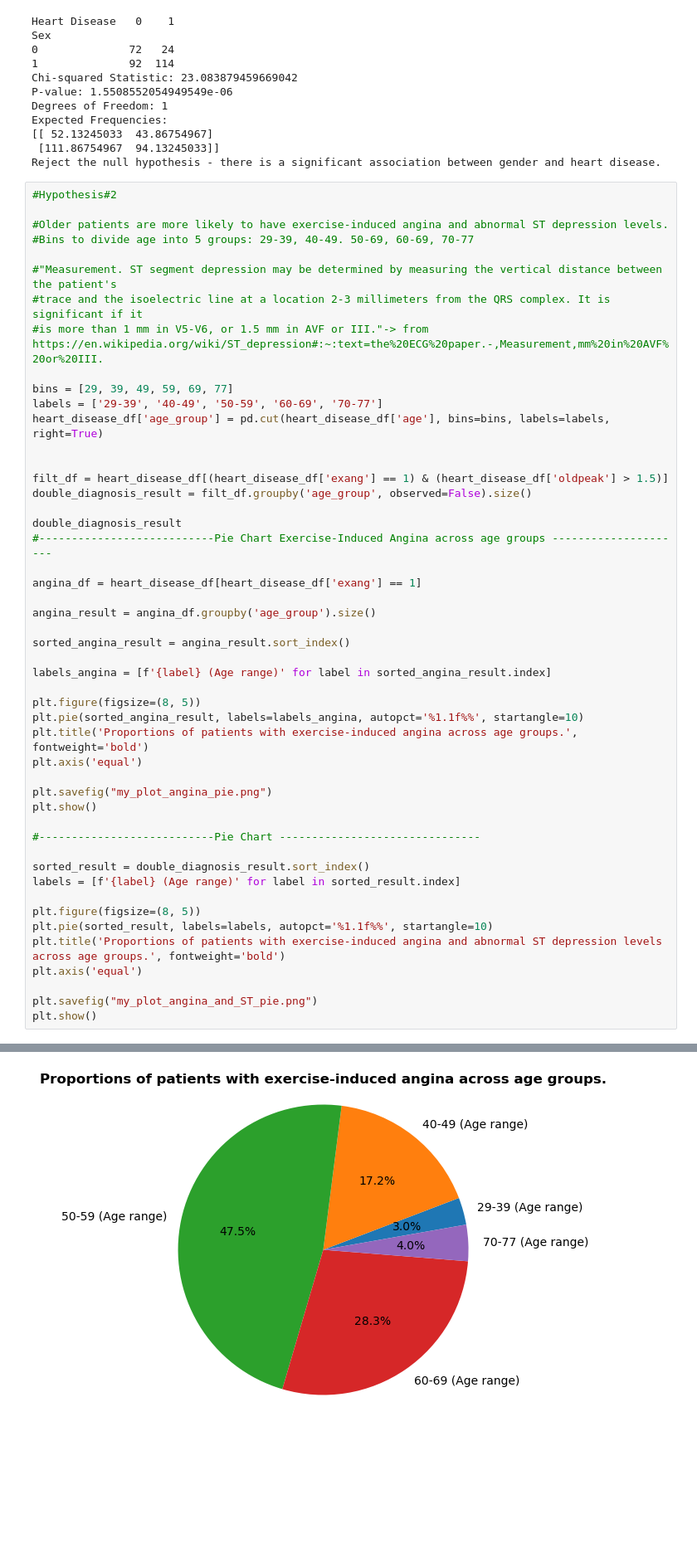
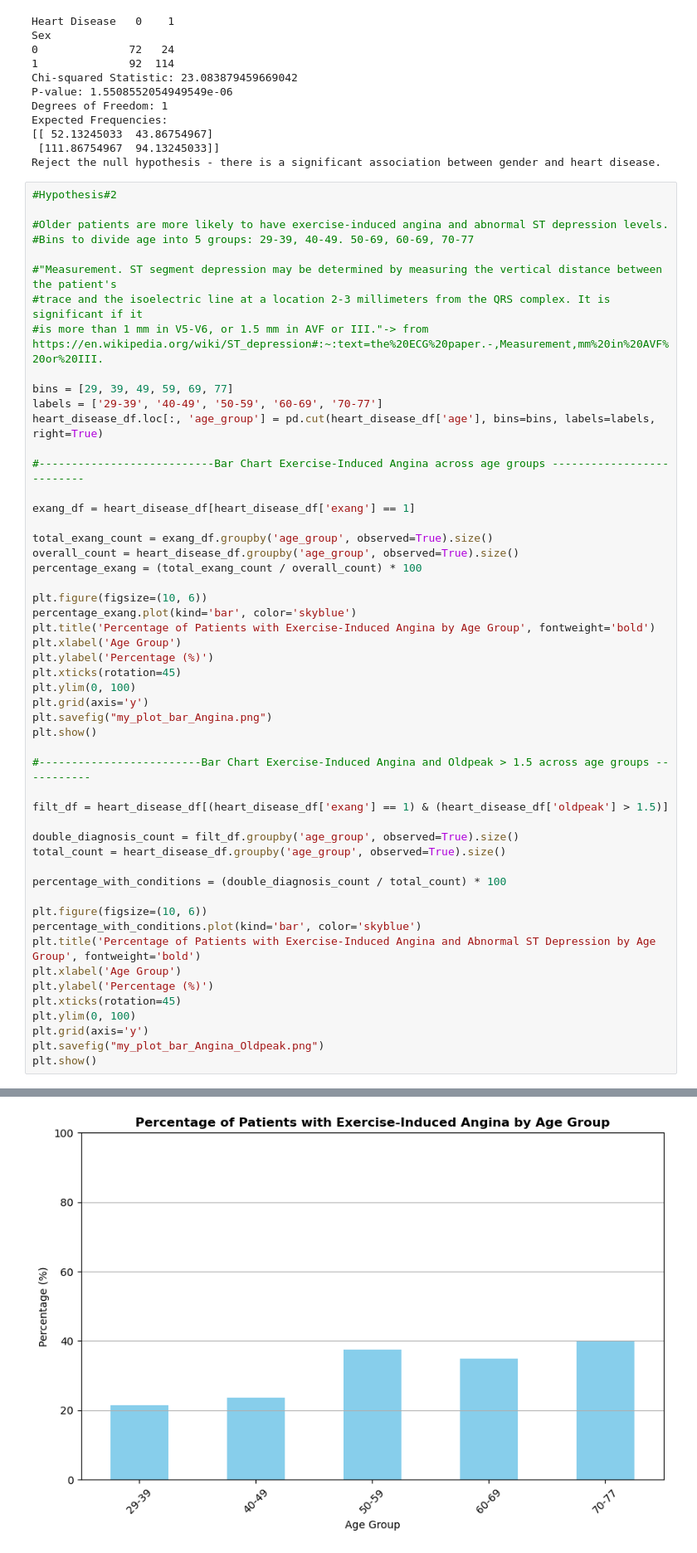
Before and after one commit to dallen91801/Heart-Disease-Analysis, a Jupyter notebook: Final_notebook.ipynb, the cells around one changed output, grey strips where cells are left out. Shown at 83% size. Cells and saved outputs as stored; diff of their text form; blank space fills up the shorter version.

Commit message:
last changes pie to bar charts

```diff
--- a/Final_notebook.ipynb
+++ b/Final_notebook.ipynb
@@ -219,41 +219,44 @@ Reject the null hypothesis - there is a significant association between gender a
 
 bins = [29, 39, 49, 59, 69, 77]
 labels = ['29-39', '40-49', '50-59', '60-69', '70-77']
-heart_disease_df['age_group'] = pd.cut(heart_disease_df['age'], bins=bins, labels=labels, right=True)
+heart_disease_df.loc[:, 'age_group'] = pd.cut(heart_disease_df['age'], bins=bins, labels=labels, right=True)
 
+#---------------------------Bar Chart Exercise-Induced Angina across age groups --------------------------
+
+exang_df = heart_disease_df[heart_disease_df['exang'] == 1]
+
+total_exang_count = exang_df.groupby('age_group', observed=True).size()
+overall_count = heart_disease_df.groupby('age_group', observed=True).size()
+percentage_exang = (total_exang_count / overall_count) * 100
+
+plt.figure(figsize=(10, 6))
+percentage_exang.plot(kind='bar', color='skyblue')
+plt.title('Percentage of Patients with Exercise-Induced Angina by Age Group', fontweight='bold')
+plt.xlabel('Age Group')
+plt.ylabel('Percentage (%)')
+plt.xticks(rotation=45)
+plt.ylim(0, 100)
+plt.grid(axis='y')
+plt.savefig("my_plot_bar_Angina.png")
+plt.show()
+
+#-------------------------Bar Chart Exercise-Induced Angina and Oldpeak > 1.5 across age groups -----------
 
 filt_df = heart_disease_df[(heart_disease_df['exang'] == 1) & (heart_disease_df['oldpeak'] > 1.5)]
-double_diagnosis_result = filt_df.groupby('age_group', observed=False).size()
 
-double_diagnosis_result
-#---------------------------Pie Chart Exercise-Induced Angina across age groups ---------------------
+double_diagnosis_count = filt_df.groupby('age_group', observed=True).size()
+total_count = heart_disease_df.groupby('age_group', observed=True).size()
 
-angina_df = heart_disease_df[heart_disease_df['exang'] == 1]
+percentage_with_conditions = (double_diagnosis_count / total_count) * 100
 
-angina_result = angina_df.groupby('age_group').size()
-
-sorted_angina_result = angina_result.sort_index()
-
-labels_angina = [f'{label} (Age range)' for label in sorted_angina_result.index]
-
-plt.figure(figsize=(8, 5))
-plt.pie(sorted_angina_result, labels=labels_angina, autopct='%1.1f%%', startangle=10)
-plt.title('Proportions of patients with exercise-induced angina across age groups.', fontweight='bold')
-plt.axis('equal')
-
-plt.savefig("my_plot_angina_pie.png")
+plt.figure(figsize=(10, 6))
+percentage_with_conditions.plot(kind='bar', color='skyblue')
+plt.title('Percentage of Patients with Exercise-Induced Angina and Abnormal ST Depression by Age Group', fontweight='bold')
+plt.xlabel('Age Group')
+plt.ylabel('Percentage (%)')
+plt.xticks(rotation=45)
+plt.ylim(0, 100)
+plt.grid(axis='y')
+plt.savefig("my_plot_bar_Angina_Oldpeak.png")
 plt.show()
-
-#---------------------------Pie Chart -------------------------------
-
-sorted_result = double_diagnosis_result.sort_index()
-labels = [f'{label} (Age range)' for label in sorted_result.index]
-
-plt.figure(figsize=(8, 5))
-plt.pie(sorted_result, labels=labels, autopct='%1.1f%%', startangle=10)
-plt.title('Proportions of patients with exercise-induced angina and abnormal ST depression levels across age groups.', fontweight='bold')
-plt.axis('equal')
-
-plt.savefig("my_plot_angina_and_ST_pie.png")
-plt.show()
 # %% [output]
@@ -265 +263 @@ See the caveats in the documentation: https://pandas.pydata.org/pandas-docs/stab
-[figure, old version]
+[figure, new version]
```
Also changed, not shown: parts of 1 cell of this notebook, 5 other files.
